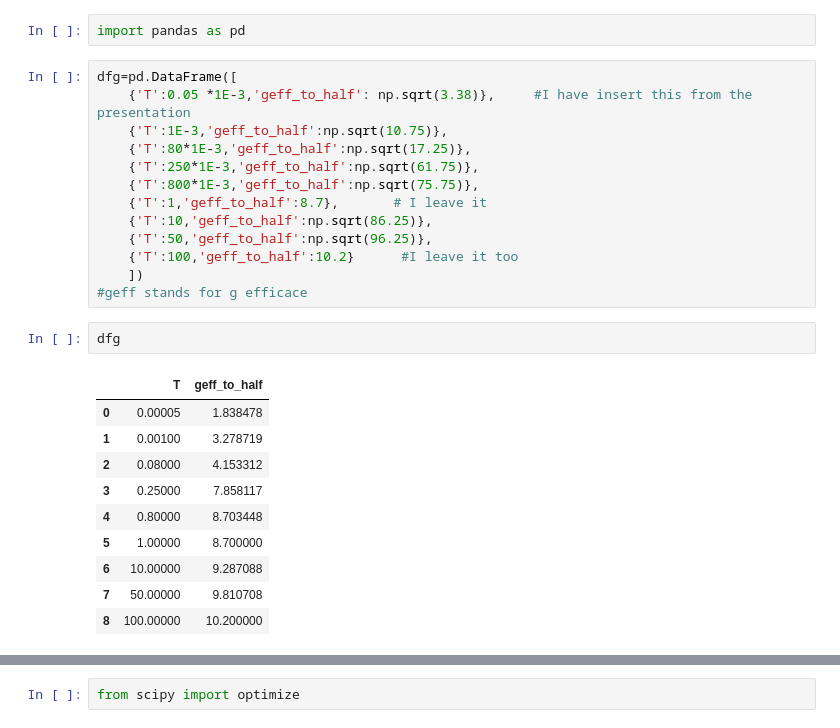
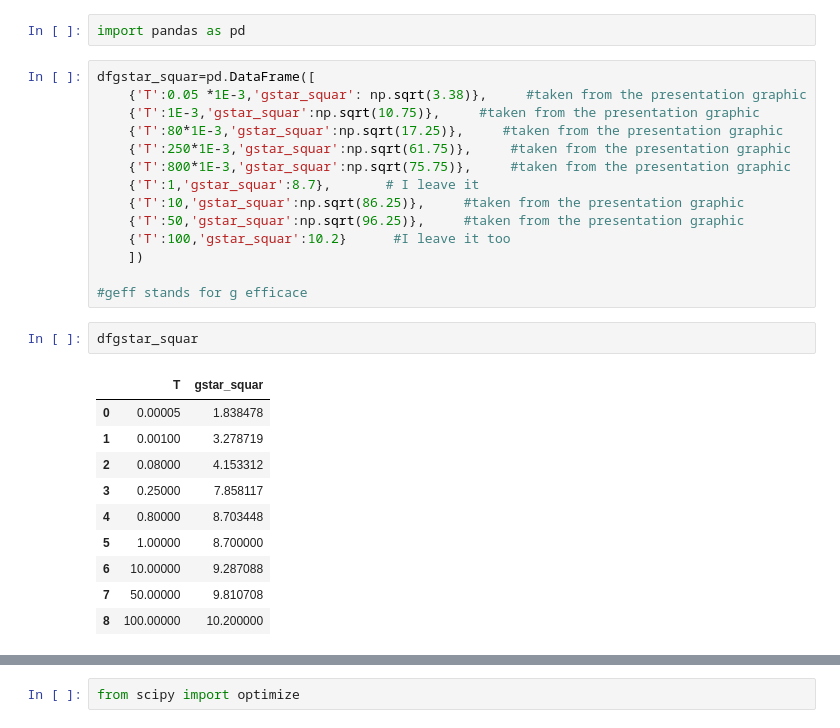
Before and after one commit to nico0407/DM-freeze-out, a Jupyter notebook: play freeze-out.ipynb, the cells around one changed output, grey strips where cells are left out. Saved outputs shown, nothing was run; the diff lists cells and outputs as text.

```diff
--- a/play freeze-out.ipynb
+++ b/play freeze-out.ipynb
@@ -66,29 +64,30 @@ plt.yscale('log')
 # %%
 import pandas as pd
 # %%
-dfg=pd.DataFrame([
-    {'T':0.05 *1E-3,'geff_to_half': np.sqrt(3.38)},     #I have insert this from the presentation
-    {'T':1E-3,'geff_to_half':np.sqrt(10.75)},
-    {'T':80*1E-3,'geff_to_half':np.sqrt(17.25)},
-    {'T':250*1E-3,'geff_to_half':np.sqrt(61.75)},
-    {'T':800*1E-3,'geff_to_half':np.sqrt(75.75)},
-    {'T':1,'geff_to_half':8.7},       # I leave it
-    {'T':10,'geff_to_half':np.sqrt(86.25)},
-    {'T':50,'geff_to_half':np.sqrt(96.25)},
-    {'T':100,'geff_to_half':10.2}      #I leave it too
+dfgstar_squar=pd.DataFrame([
+    {'T':0.05 *1E-3,'gstar_squar': np.sqrt(3.38)},     #taken from the presentation graphic
+    {'T':1E-3,'gstar_squar':np.sqrt(10.75)},     #taken from the presentation graphic
+    {'T':80*1E-3,'gstar_squar':np.sqrt(17.25)},     #taken from the presentation graphic
+    {'T':250*1E-3,'gstar_squar':np.sqrt(61.75)},     #taken from the presentation graphic
+    {'T':800*1E-3,'gstar_squar':np.sqrt(75.75)},     #taken from the presentation graphic
+    {'T':1,'gstar_squar':8.7},       # I leave it
+    {'T':10,'gstar_squar':np.sqrt(86.25)},     #taken from the presentation graphic
+    {'T':50,'gstar_squar':np.sqrt(96.25)},     #taken from the presentation graphic
+    {'T':100,'gstar_squar':10.2}      #I leave it too
     ])
+
 #geff stands for g efficace
-# %%
-dfg
-# %% [output]
-|  | T | geff_to_half |
-| 0 | 0.00005 | 1.838478 |
-| 1 | 0.00100 | 3.278719 |
-| 2 | 0.08000 | 4.153312 |
-| 3 | 0.25000 | 7.858117 |
-| 4 | 0.80000 | 8.703448 |
-| 5 | 1.00000 | 8.700000 |
-| 6 | 10.00000 | 9.287088 |
-| 7 | 50.00000 | 9.810708 |
-| 8 | 100.00000 | 10.200000 |
+# %%
+dfgstar_squar
+# %% [output]
+|  | T | gstar_squar |
+| 0 | 0.00005 | 1.838478 |
+| 1 | 0.00100 | 3.278719 |
+| 2 | 0.08000 | 4.153312 |
+| 3 | 0.25000 | 7.858117 |
+| 4 | 0.80000 | 8.703448 |
+| 5 | 1.00000 | 8.700000 |
+| 6 | 10.00000 | 9.287088 |
+| 7 | 50.00000 | 9.810708 |
+| 8 | 100.00000 | 10.200000 |
 # %%
```
Also changed, not shown: parts of 13 cells of this notebook.
